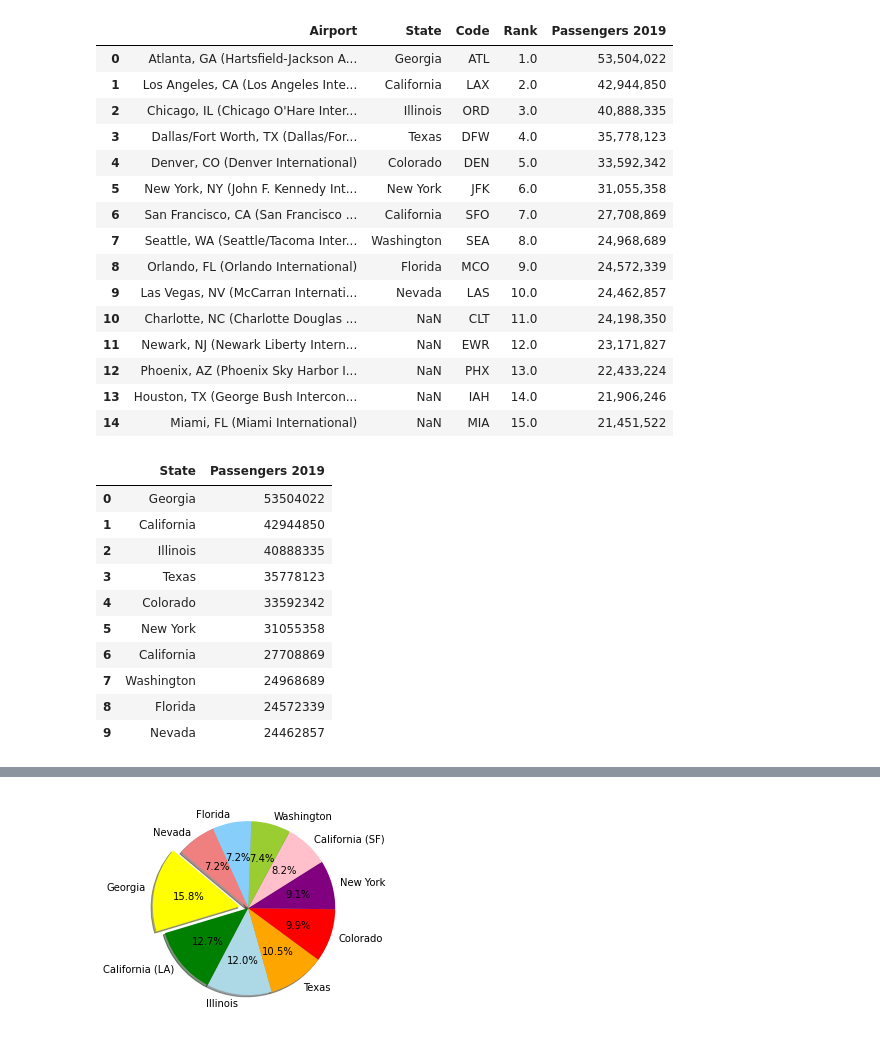
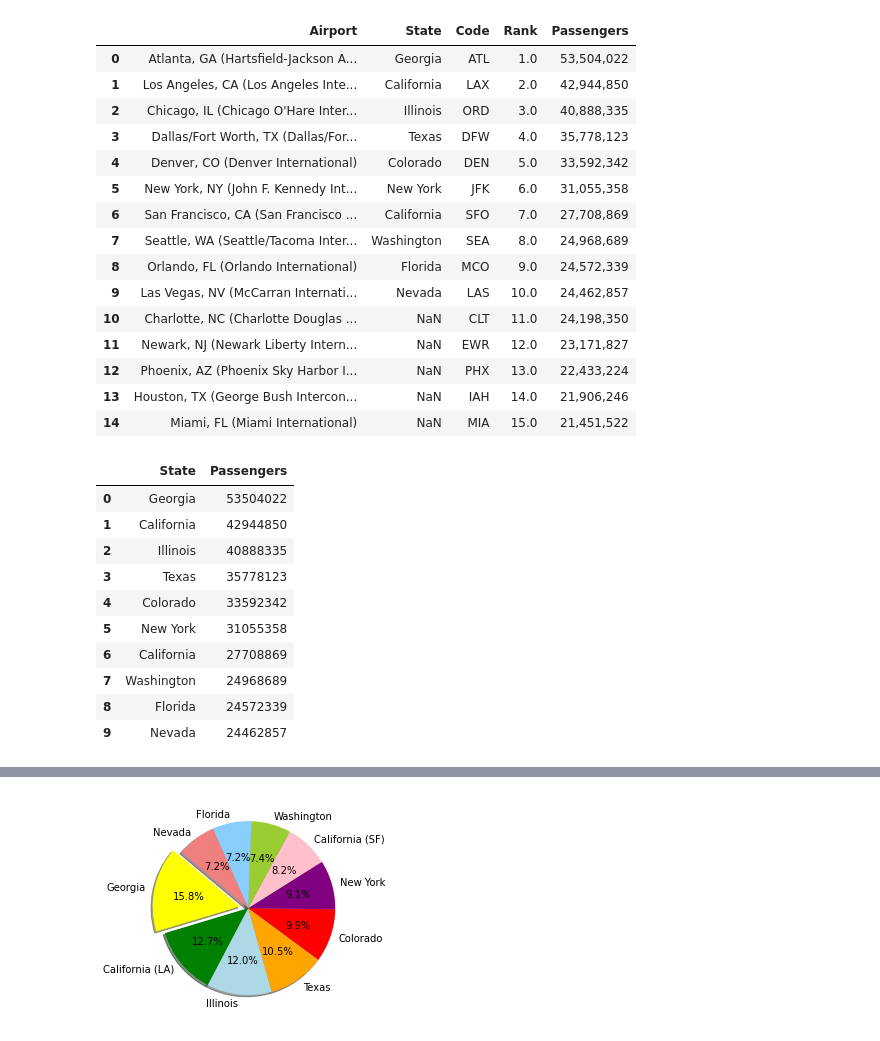
Before and after one commit to chadmilburn/COVID, a Jupyter notebook: Airports Project.ipynb, the cells around one changed output, grey strips where cells are left out. Saved outputs shown, nothing was run; the diff lists cells and outputs as text; code cells hidden in the pictures.

```diff
--- a/Airports Project.ipynb
+++ b/Airports Project.ipynb
@@ -38,14 +37,14 @@ Airports.head()
 # %%
-Airports.head()
+#dropping columns
 Airports = Airports.drop(columns=["Rank", "Passengers 2009", "Rank.1", "Passengers 2018",
-                                 "Recent Change", "Percent change"]) #"Unnamed: 11", "Unnamed: 12",
-                                 #"Unnamed: 13", "Unnamed: 14", "Unnamed: 15"])
+                                 "Recent Change", "Percent change"])
+#renaming columns
 Airports = Airports.rename(columns={"Rank.2": "Rank",
-                                   "Passengers 2019\t": "Passengers 2019"})
-#Airports = Airports.drop(Airports[Airports["Rank.2"]>=10].index)
+                                   "Passengers 2019\t": "Passengers"})
+#Show output
 Airports.head(15)
 # %% [output]
-|  | Airport | State | Code | Rank | Passengers 2019 |
+|  | Airport | State | Code | Rank | Passengers |
 | 0 | Atlanta, GA (Hartsfield-Jackson A... | Georgia | ATL | 1.0 | 53,504,022 |
 | 1 | Los Angeles, CA (Los Angeles Inte... | California | LAX | 2.0 | 42,944,850 |
 | 2 | Chicago, IL (Chicago O'Hare Inter... | Illinois | ORD | 3.0 | 40,888,335 |
@@ -62,19 +61,31 @@ Airports.head(15)
 | 13 | Houston, TX (George Bush Intercon... | NaN | IAH | 14.0 | 21,906,246 |
 | 14 | Miami, FL (Miami International) | NaN | MIA | 15.0 | 21,451,522 |
 # %%
+#dropping NAs
 clean_airports = Airports.dropna(inplace=True)
 
+#setting index as State
 clean_airports = Airports.set_index("State")
 
-clean_airports = pd.DataFrame(clean_airports['Passengers 2019'])
+#making dataframe
+clean_airports = pd.DataFrame(clean_airports['Passengers'])
 
+#reseting index
 clean_airports = clean_airports.reset_index()
-clean_airports['Passengers 2019'] = clean_airports['Passengers 2019'].str.replace(',','')
-clean_airports['Passengers 2019'] = clean_airports['Passengers 2019'].fillna(0)
-clean_airports['Passengers 2019'] = clean_airports['Passengers 2019'].astype(int)
+
+#removing ','
+clean_airports['Passengers'] = clean_airports['Passengers'].str.replace(',','')
+
+#filling NAs with 0
+clean_airports['Passengers'] = clean_airports['Passengers'].fillna(0)
+
+#making Passengers an integer
+clean_airports['Passengers'] = clean_airports['Passengers'].astype(int)
+
+#Show output
 clean_airports.head(10)
 # %% [output]
-|  | State | Passengers 2019 |
+|  | State | Passengers |
 | 0 | Georgia | 53504022 |
 | 1 | California | 42944850 |
 | 2 | Illinois | 40888335 |
```
Also changed, not shown: parts of 18 cells of this notebook.
